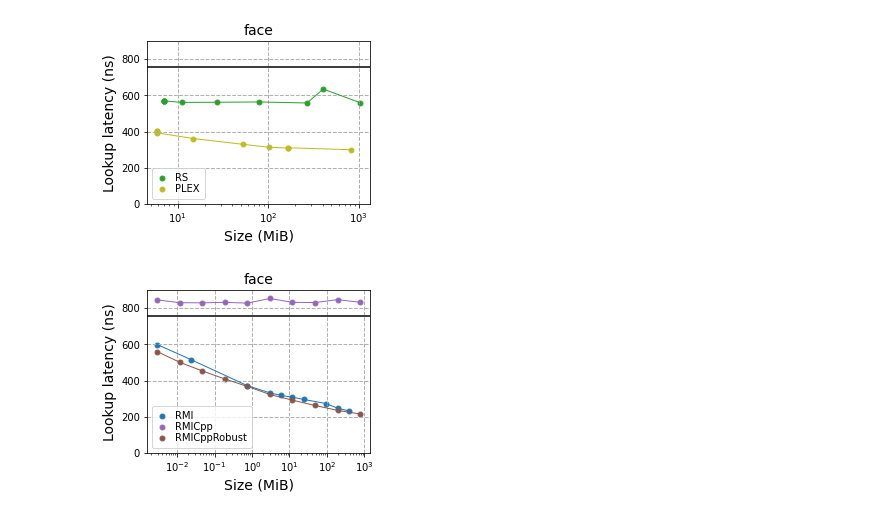
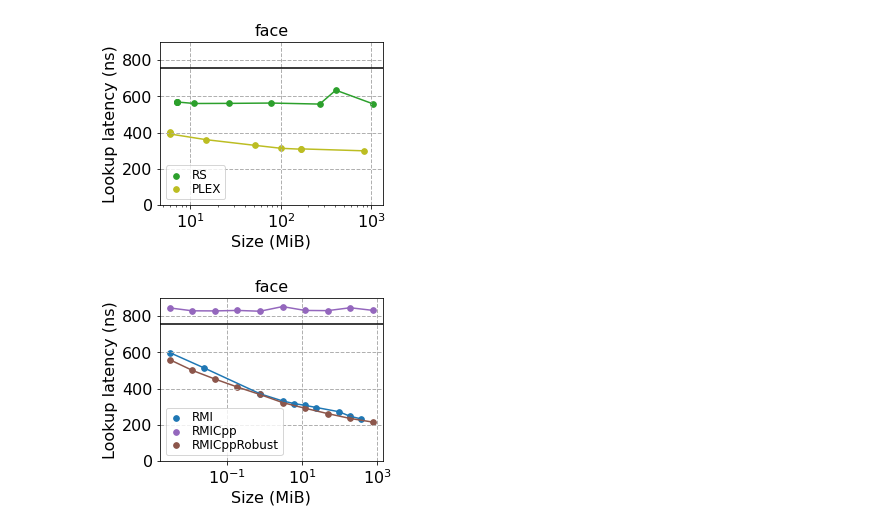
Before and after one commit to DominikHorn/SOSD, a Jupyter notebook: generate_plots.ipynb, the cells around one changed output. Cells and saved outputs as stored; diff of their text form; code cells hidden in the pictures.

```diff
--- a/generate_plots.ipynb
+++ b/generate_plots.ipynb
@@ -9,7 +9,7 @@ import matplotlib.pyplot as plt
 
 import matplotlib.colors as mcolors
 # %%
-fontsize=14
+fontsize=16
 outfolder="plots"
 
 class Category:
@@ -124,28 +125,29 @@ plt_full(plt_rmi_vs_perfect, "rmi_vs_perfect.pdf", legend=legend_helper(False))
 # %%
 def plt_outlier(data, outfile):
     fig, ax = plt.subplots(figsize=(4, 3))
     ax.set_title(get_ds_name(set(data["dataset"]).pop()), fontsize=fontsize)
     ax.set_ylim(0, 900)
     ax.set_xscale('log')
 
     for (category, fun), group in data.groupby(["category", "name"]):
         if fun.lower() in ignore:
             continue
         if fun == "BinarySearch":
             ax.axhline(y=list(group["median_time"])[0], color='black', linestyle='-')
             continue
 
-        ax.scatter(data=group, x="mbyte_size", y="median_time", label=map_name(fun), marker=markers[category], s=24, color=get_color(fun))
-        ax.plot(group["mbyte_size"], group["median_time"], color=get_color(fun), linewidth=1)
+        ax.scatter(data=group, x="mbyte_size", y="median_time", label=map_name(fun), marker=markers[category], s=32, color=get_color(fun))
+        ax.plot(group["mbyte_size"], group["median_time"], color=get_color(fun), linewidth=1.5)
 
     ax.set_xlabel("Size (MiB)", fontsize=fontsize)
     ax.set_ylabel("Lookup latency (ns)", fontsize=fontsize, x=0.05)
-    ax.legend(loc="lower left", labelspacing=0.1, borderpad=0.5, handlelength=1)
+    ax.tick_params(labelsize=fontsize)
+    ax.legend(loc="lower left", labelspacing=0.05, borderpad=0.3, handlelength=1.1, fontsize=12)
     ax.grid(linestyle='--', linewidth=1)
     fig.savefig(f"{outfolder}/{outfile}", bbox_inches="tight", dpi=300)
 
 plt_outlier(plt_outlier1_df, "outlier1.pdf")
 plt_outlier(plt_outlier2_df, "outlier2.pdf")
 # %% [output]
-[figure, old version]
+[figure, new version]
-[figure, old version]
+[figure, new version]
```
Also changed, not shown: parts of 1 cell of this notebook, 5 other files.
